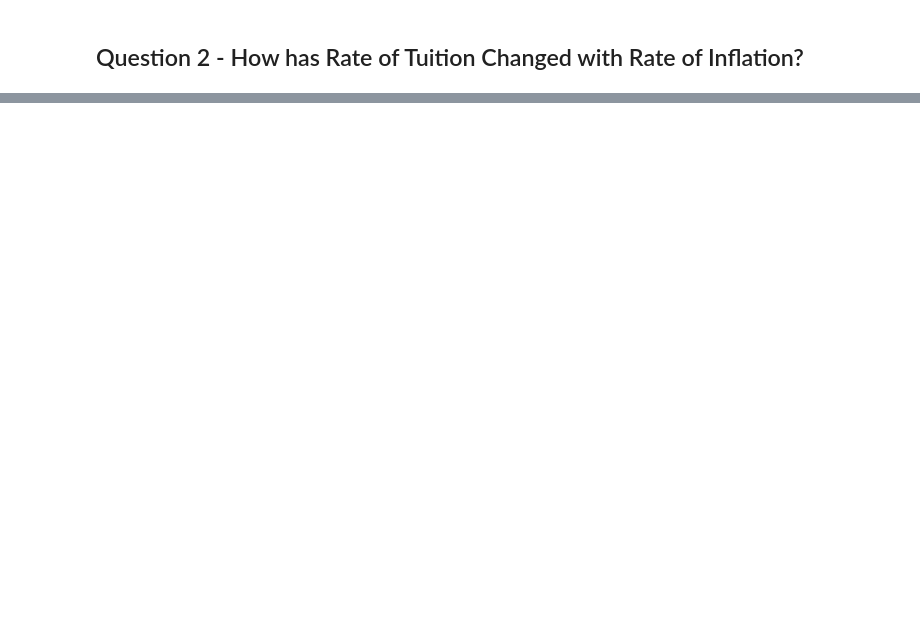
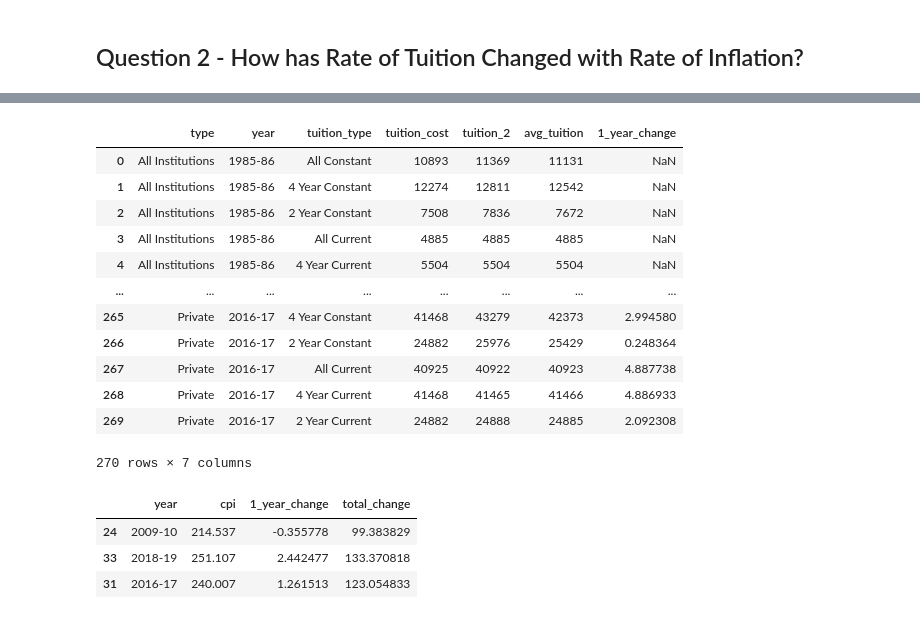
Before and after one commit to eaxworthy/tuition_cost_analysis, a Jupyter notebook: notebook_lizzy.ipynb, the cells around one changed output, grey strips where cells are left out. Cells and saved outputs as stored; diff of their text form; code cells hidden in the pictures; blank space fills up the shorter version.

Commit message:
Finished inflation vs Tuition dataframe and saved data to csv

```diff
--- a/notebook_lizzy.ipynb
+++ b/notebook_lizzy.ipynb
@@ -118,0 +205,36 @@ hist_tuition.head(3)
+# %%
+#A very messy calculation of percentage change between tuition types and institution type
+
+#CONSTANT
+all__all_const_change = hist_tuition[(hist_tuition['tuition_type']=='All Constant') & (hist_tuition['type']=='All Institutions')]['avg_tuition'].pct_change()*100
+all_4_const_change = hist_tuition[(hist_tuition['tuition_type']=='4 Year Constant') & (hist_tuition['type']=='All Institutions')]['avg_tuition'].pct_change()*100
+all_2_const_change = hist_tuition[(hist_tuition['tuition_type']=='2 Year Constant') & (hist_tuition['type']=='All Institutions')]['avg_tuition'].pct_change()*100
+
+pub_all_const_change = hist_tuition[(hist_tuition['tuition_type']=='All Constant') & (hist_tuition['type']=='Public')]['avg_tuition'].pct_change()*100
+pub_4_const_change = hist_tuition[(hist_tuition['tuition_type']=='4 Year Constant') & (hist_tuition['type']=='Public')]['avg_tuition'].pct_change()*100
+pub_2_const_change = hist_tuition[(hist_tuition['tuition_type']=='2 Year Constant') & (hist_tuition['type']=='Public')]['avg_tuition'].pct_change()*100
+
+pri_all_const_change = hist_tuition[(hist_tuition['tuition_type']=='All Constant') & (hist_tuition['type']=='Private')]['avg_tuition'].pct_change()*100
+pri_4_const_change = hist_tuition[(hist_tuition['tuition_type']=='4 Year Constant') & (hist_tuition['type']=='Private')]['avg_tuition'].pct_change()*100
+pri_2_const_change = hist_tuition[(hist_tuition['tuition_type']=='2 Year Constant') & (hist_tuition['type']=='Private')]['avg_tuition'].pct_change()*100
+
+constant = pd.concat([all__all_const_change, all_2_const_change, all_4_const_change, pub_all_const_change, pub_4_const_change, pub_2_const_change, pri_all_const_change, pri_4_const_change, pri_2_const_change])
+
+#CURRENT
+all__all_curr_change = hist_tuition[(hist_tuition['tuition_type']=='All Current') & (hist_tuition['type']=='All Institutions')]['avg_tuition'].pct_change()*100
+all_4_curr_change = hist_tuition[(hist_tuition['tuition_type']=='4 Year Current') & (hist_tuition['type']=='All Institutions')]['avg_tuition'].pct_change()*100
+all_2_curr_change = hist_tuition[(hist_tuition['tuition_type']=='2 Year Current') & (hist_tuition['type']=='All Institutions')]['avg_tuition'].pct_change()*100
+
+pub_all_curr_change = hist_tuition[(hist_tuition['tuition_type']=='All Current') & (hist_tuition['type']=='Public')]['avg_tuition'].pct_change()*100
+pub_4_curr_change = hist_tuition[(hist_tuition['tuition_type']=='4 Year Current') & (hist_tuition['type']=='Public')]['avg_tuition'].pct_change()*100
+pub_2_curr_change = hist_tuition[(hist_tuition['tuition_type']=='2 Year Current') & (hist_tuition['type']=='Public')]['avg_tuition'].pct_change()*100
+
+pri_all_curr_change = hist_tuition[(hist_tuition['tuition_type']=='All Current') & (hist_tuition['type']=='Private')]['avg_tuition'].pct_change()*100
+pri_4_curr_change = hist_tuition[(hist_tuition['tuition_type']=='4 Year Current') & (hist_tuition['type']=='Private')]['avg_tuition'].pct_change()*100
+pri_2_curr_change = hist_tuition[(hist_tuition['tuition_type']=='2 Year Current') & (hist_tuition['type']=='Private')]['avg_tuition'].pct_change()*100
+
+current = pd.concat([all__all_curr_change, all_4_curr_change, all_2_curr_change, pub_all_curr_change, pub_4_curr_change, pub_2_curr_change, pri_all_curr_change, pri_2_curr_change, pri_4_curr_change])
+
+#Merge
+merged = pd.concat([constant, current]).sort_index()
+merged
@@ -118,0 +254,26 @@ hist_tuition.head(3)
+# %%
+#Join change column onto tuition data frame, and rename columns
+hist_tuition = hist_tuition.join(merged, rsuffix='_1', lsuffix='_2')
+hist_tuition = hist_tuition.rename(columns={'avg_tuition_2': 'avg_tuition', 'avg_tuition_1':'1_year_change'})
+hist_tuition
+# %% [output]
+|  | type | year | tuition_type | tuition_cost | tuition_2 | avg_tuition | 1_year_change |
+| 0 | All Institutions | 1985-86 | All Constant | 10893 | 11369 | 11131 | NaN |
+| 1 | All Institutions | 1985-86 | 4 Year Constant | 12274 | 12811 | 12542 | NaN |
+| 2 | All Institutions | 1985-86 | 2 Year Constant | 7508 | 7836 | 7672 | NaN |
+| 3 | All Institutions | 1985-86 | All Current | 4885 | 4885 | 4885 | NaN |
+| 4 | All Institutions | 1985-86 | 4 Year Current | 5504 | 5504 | 5504 | NaN |
+| ... | ... | ... | ... | ... | ... | ... | ... |
+| 265 | Private | 2016-17 | 4 Year Constant | 41468 | 43279 | 42373 | 2.994580 |
+| 266 | Private | 2016-17 | 2 Year Constant | 24882 | 25976 | 25429 | 0.248364 |
+| 267 | Private | 2016-17 | All Current | 40925 | 40922 | 40923 | 4.887738 |
+| 268 | Private | 2016-17 | 4 Year Current | 41468 | 41465 | 41466 | 4.886933 |
+| 269 | Private | 2016-17 | 2 Year Current | 24882 | 24888 | 24885 | 2.092308 |
+270 rows × 7 columns
+# %%
+cpi_df.sample(3)
+# %% [output]
+|  | year | cpi | 1_year_change | total_change |
+| 24 | 2009-10 | 214.537 | -0.355778 | 99.383829 |
+| 33 | 2018-19 | 251.107 | 2.442477 | 133.370818 |
+| 31 | 2016-17 | 240.007 | 1.261513 | 123.054833 |
```
Also changed, not shown: parts of 21 cells of this notebook, 5 other files.
